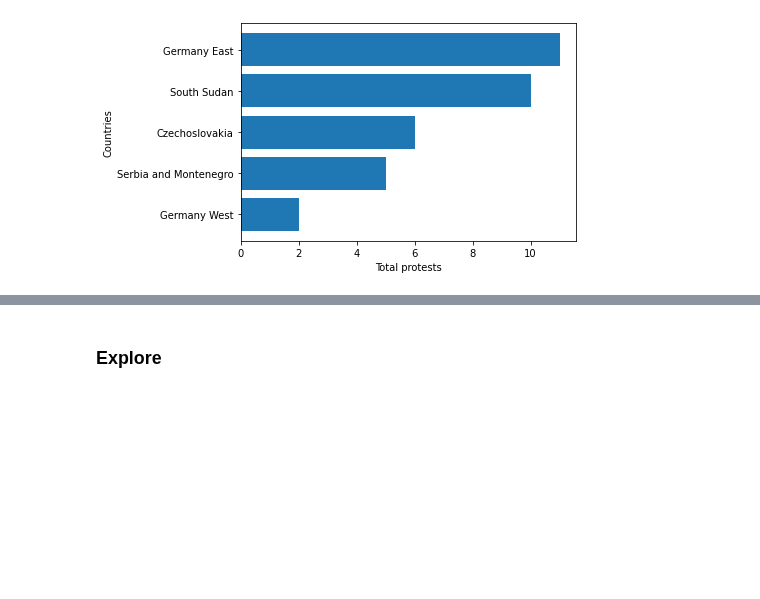
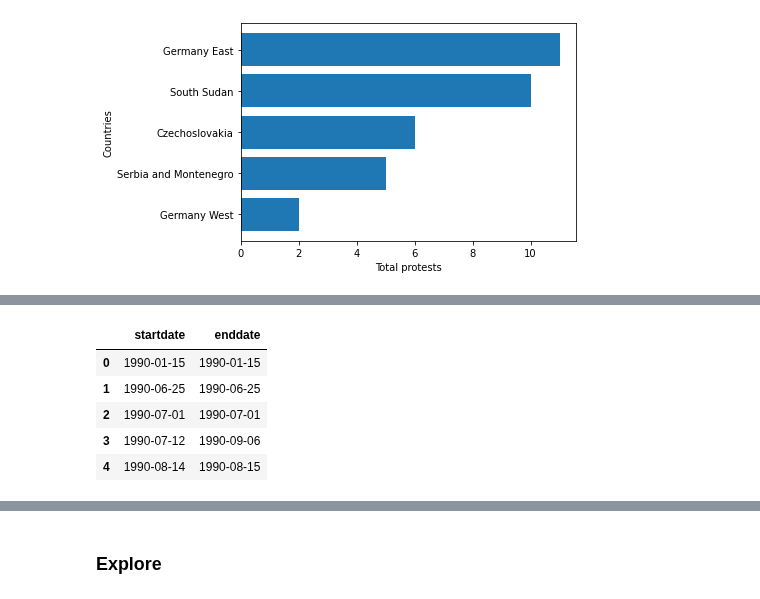
Before and after one commit to UNC-Libraries-data/Python, a Jupyter notebook: Jupyter/Pandas.ipynb, the cells around one changed output, grey strips where cells are left out. Saved outputs shown, nothing was run; the diff lists cells and outputs as text; code cells hidden in the pictures; blank space fills up the shorter version.

```diff
--- a/Jupyter/Pandas.ipynb
+++ b/Jupyter/Pandas.ipynb
@@ -423,0 +500,18 @@ Text(0.5, 0, 'Total protests')
+# %%
+# create dictionaries that specify which columns represent years, months and days
+startdict = dict(year = protests["startyear"], month = protests["startmonth"], day = protests["startday"])
+enddict = dict(year = protests["endyear"], month = protests["endmonth"], day = protests["endday"])
+
+# create columns for start and end dates
+Q3["startdate"] = pd.to_datetime(startdict)
+Q3["enddate"] = pd.to_datetime(enddict)
+
+# preview the new columns
+Q3[["startdate", "enddate"]].head()
+# %% [output]
+|  | startdate | enddate |
+| 0 | 1990-01-15 | 1990-01-15 |
+| 1 | 1990-06-25 | 1990-06-25 |
+| 2 | 1990-07-01 | 1990-07-01 |
+| 3 | 1990-07-12 | 1990-09-06 |
+| 4 | 1990-08-14 | 1990-08-15 |
```
Also changed, not shown: parts of 19 cells of this notebook.
